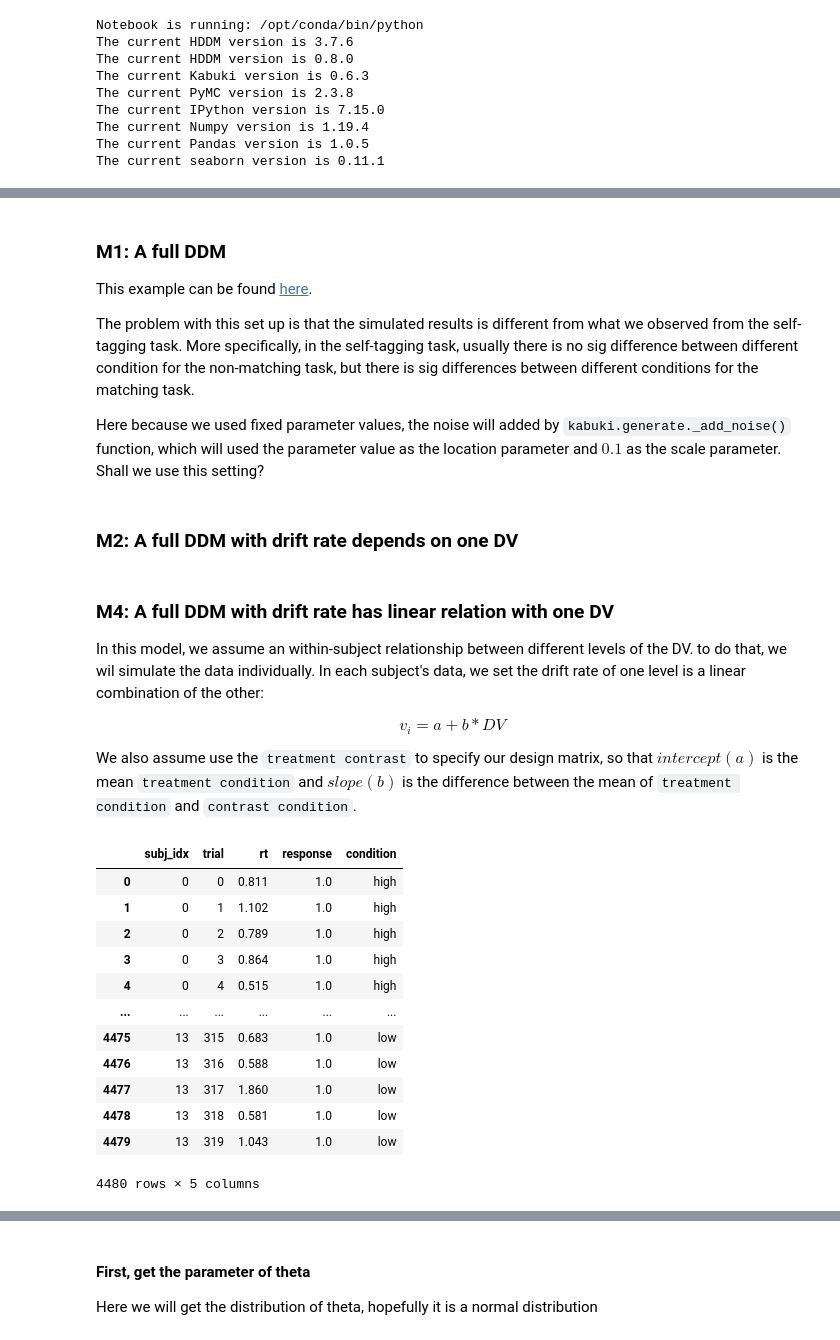
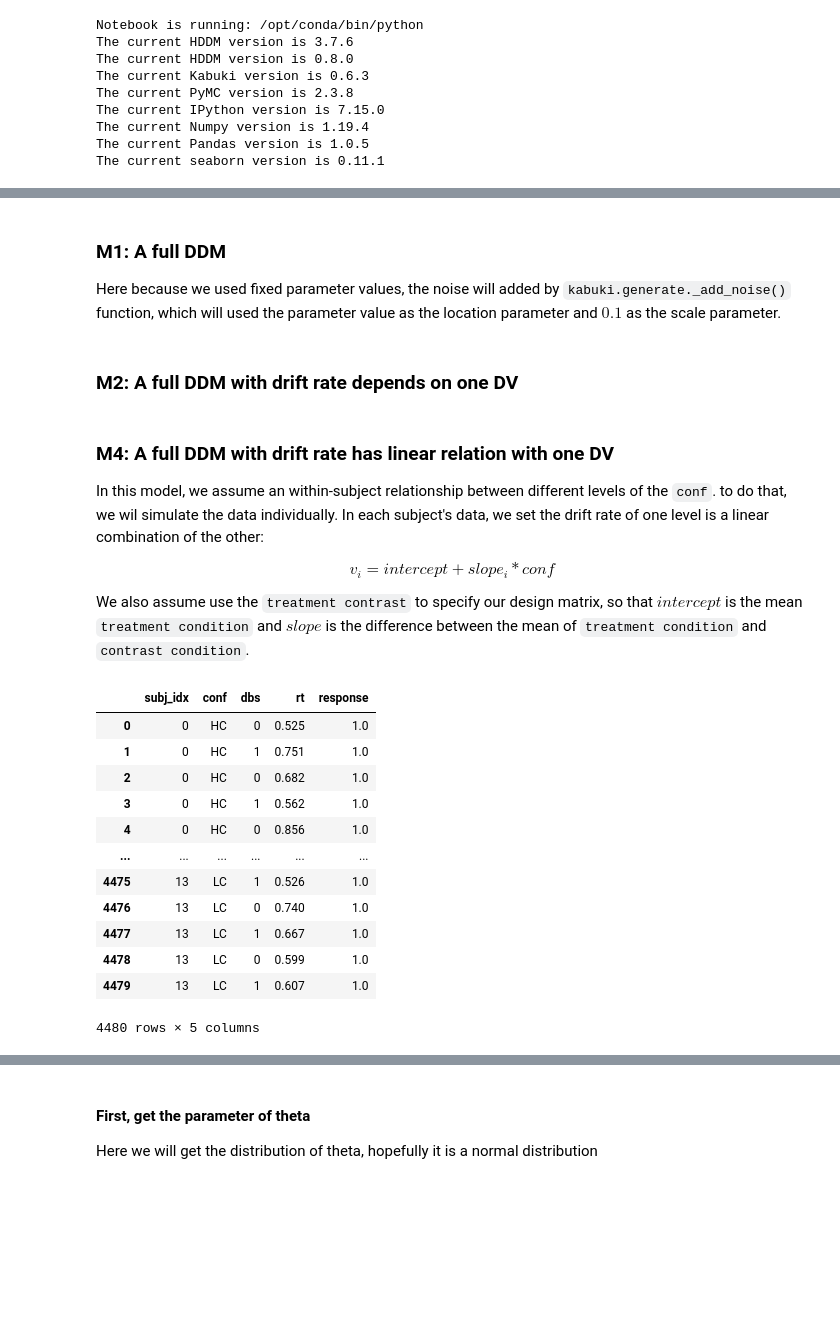
Before and after one commit to hcp4715/dockerHDDM_Guide, a Jupyter notebook: temp/HDDM_Primer_SM_Params_Recov.ipynb, the cells around one changed output, grey strips where cells are left out. Cells and saved outputs as stored; diff of their text form; code cells hidden in the pictures; blank space fills up the shorter version.

```diff
--- a/temp/HDDM_Primer_SM_Params_Recov.ipynb
+++ b/temp/HDDM_Primer_SM_Params_Recov.ipynb
@@ -104,11 +108,7 @@ p_outliers = .05
 # %% [markdown]
 ### M1: A full DDM
 
-This example can be found [here](http://ski.clps.brown.edu/hddm_docs/tutorial_regression_stimcoding.html).
-
-The problem with this set up is that the simulated results is different from what we observed from the self-tagging task. More specifically, in the self-tagging task, usually there is no sig difference between different condition for the non-matching task, but there is sig differences between different conditions for the matching task.
-
-Here because we used fixed parameter values, the noise will added by `kabuki.generate._add_noise()` function, which will used the parameter value as the location parameter and $0.1$ as the scale parameter. Shall we use this setting?
+Here because we used fixed parameter values, the noise will added by `kabuki.generate._add_noise()` function, which will used the parameter value as the location parameter and $0.1$ as the scale parameter.
 # %%
 n_trials_cond = 320/1
 
@@ -131,63 +131,66 @@ sim_dataset_m2, sim_params_m2 = hddm.generate.gen_rand_data(params_m2,
 # %% [markdown]
 ### M4: A full DDM with drift rate has linear relation with one DV
 
-In this model, we assume an within-subject relationship between different levels of the DV. to do that, we wil simulate the data individually. In each subject's data, we set the drift rate of one level is a linear combination of the other:
+In this model, we assume an within-subject relationship between different levels of the `conf`. to do that, we wil simulate the data individually. In each subject's data, we set the drift rate of one level is a linear combination of the other:
 
-$$v_{i} = a + b*DV$$
+$$v_{i} = intercept + slope_{i}* conf$$
 
-We also assume use the `treatment contrast` to specify our design matrix, so that $intercept (a)$ is the mean `treatment condition` and $slope (b)$ is the difference between the mean of `treatment condition` and `contrast condition`.
+We also assume use the `treatment contrast` to specify our design matrix, so that $intercept $ is the mean `treatment condition` and $slope$ is the difference between the mean of `treatment condition` and `contrast condition`.
 # %%
-n_trials_cond = 320/2
+n_trials_cond = int(320/2)
 
 # hyper parameters of the linear regresion
 # need to be reconsidered in the future
 
 intercept_mu = 2
 intercept_sigma = 1
 
 slope_mu = 1.2
 slope_sigma = 0.6
 
 # params_m4 = []
-sim_dataset_m4 = []
+sim_df_m4 = []
 sim_params_m4 = []
 
 for subj in range(n_subj):
     v_high = np.random.normal(intercept_mu, intercept_sigma, 1)
     slope_tmp = np.random.normal(slope_mu, slope_sigma, 1)
 
     v_low = v_high + slope_tmp
 
-    params_m4_tmp = {'high': {'v':v_high,  'a':1.5, 't':.4, 'sv':0, 'z':.5, 'sz':0, 'st':0},
-                     'low' : {'v':v_low, 'a':1.5, 't':.4, 'sv':0, 'z':.5, 'sz':0, 'st':0}}
+    params_m4_tmp = {'HC': {'v':v_high,  'a':1.5, 't':.4, 'sv':0, 'z':.5, 'sz':0, 'st':0},
+                     'LC' : {'v':v_low, 'a':1.5, 't':.4, 'sv':0, 'z':.5, 'sz':0, 'st':0}}
 
-
-
-    sim_dataset_m4_tmp, sim_params_m4_tmp = hddm.generate.gen_rand_data(params_m4_tmp,
+    sim_df_m4_tmp, sim_params_m4_tmp = hddm.generate.gen_rand_data(params_m4_tmp,
                                                                         size=n_trials_cond,
                                                                         subjs=1)
     # params_m4.append(params_m4_tmp)
-    sim_dataset_m4.append(sim_dataset_m4_tmp)
+    sim_df_m4_tmp.rename(columns = {'condition': 'conf'}, inplace = True)
+    sim_df_m4_tmp['dbs'] = np.tile([0,1], n_trials_cond)
+    sim_df_m4.append(sim_df_m4_tmp)
     sim_params_m4.append(sim_params_m4_tmp)
 
 
-sim_dataset_m4 = pd.concat(sim_dataset_m4, names=['subj_idx'], keys=list(range(len(sim_dataset_m4))))
-sim_dataset_m4.drop('subj_idx', axis=1, inplace=True)
-sim_dataset_m4.reset_index(inplace=True)
-sim_dataset_m4.rename(columns = {'level_1':'trial'}, inplace = True)
+sim_df_m4 = pd.concat(sim_df_m4, names=['subj_idx'], keys=list(range(len(sim_df_m4))))
+sim_df_m4.drop(['subj_idx'], axis=1, inplace=True)
+sim_df_m4.reset_index(inplace=True)
+sim_df_m4.drop(['level_1'], axis=1, inplace=True)
+# sim_df_m4.rename(columns = {'level_1':'trial'}, inplace = True)
+sim_df_m4 = sim_df_m4[['subj_idx', 'conf', 'dbs', 'rt', 'response']]
+
+# Check the data
+sim_df_m4
+# %% [output]
+|  | subj_idx | conf | dbs | rt | response |
+| 0 | 0 | HC | 0 | 0.525 | 1.0 |
+| 1 | 0 | HC | 1 | 0.751 | 1.0 |
+| 2 | 0 | HC | 0 | 0.682 | 1.0 |
+| 3 | 0 | HC | 1 | 0.562 | 1.0 |
+| 4 | 0 | HC | 0 | 0.856 | 1.0 |
+| ... | ... | ... | ... | ... | ... |
+| 4475 | 13 | LC | 1 | 0.526 | 1.0 |
+| 4476 | 13 | LC | 0 | 0.740 | 1.0 |
+| 4477 | 13 | LC | 1 | 0.667 | 1.0 |
+| 4478 | 13 | LC | 0 | 0.599 | 1.0 |
+| 4479 | 13 | LC | 1 | 0.607 | 1.0 |
+4480 rows × 5 columns
-# %%
-sim_dataset_m4
-# %% [output]
-|  | subj_idx | trial | rt | response | condition |
-| 0 | 0 | 0 | 0.811 | 1.0 | high |
-| 1 | 0 | 1 | 1.102 | 1.0 | high |
-| 2 | 0 | 2 | 0.789 | 1.0 | high |
-| 3 | 0 | 3 | 0.864 | 1.0 | high |
-| 4 | 0 | 4 | 0.515 | 1.0 | high |
-| ... | ... | ... | ... | ... | ... |
-| 4475 | 13 | 315 | 0.683 | 1.0 | low |
-| 4476 | 13 | 316 | 0.588 | 1.0 | low |
-| 4477 | 13 | 317 | 1.860 | 1.0 | low |
-| 4478 | 13 | 318 | 0.581 | 1.0 | low |
-| 4479 | 13 | 319 | 1.043 | 1.0 | low |
-4480 rows × 5 columns
```
Also changed, not shown: parts of 25 cells of this notebook.
